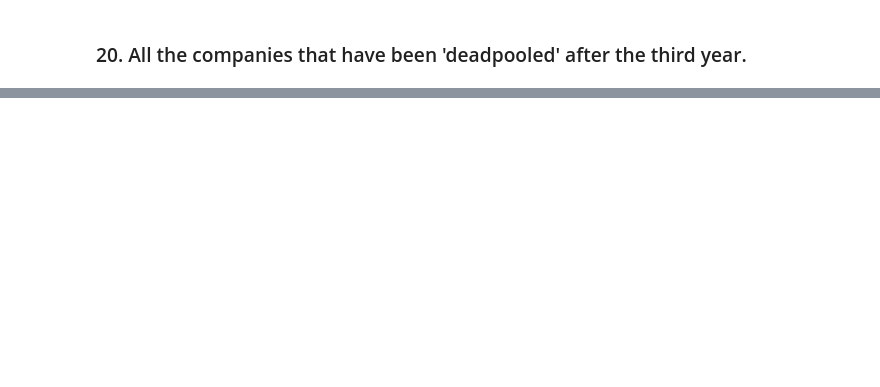
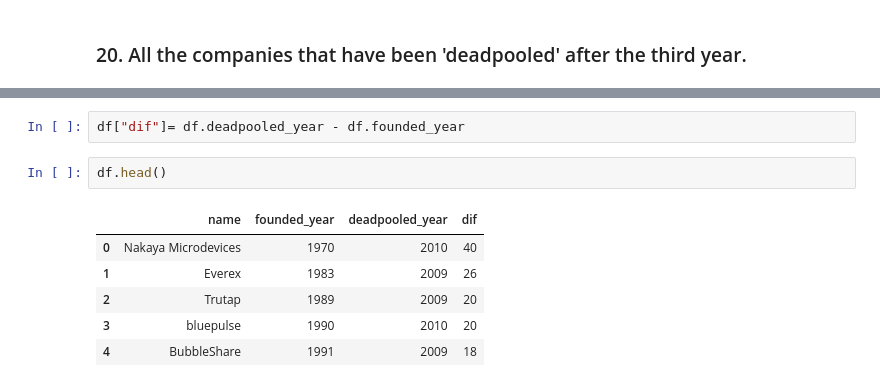
Before and after one commit to ironhack-datalabs/datamad0120, a Jupyter notebook: module-2/lab-advance-querying-mongo/your_code/main.ipynb, the cells around one changed output, grey strips where cells are left out. Cells and saved outputs as stored; diff of their text form; blank space fills up the shorter version.

```diff
--- a/module-2/lab-advance-querying-mongo/your_code/main.ipynb
+++ b/module-2/lab-advance-querying-mongo/your_code/main.ipynb
@@ -178,0 +535,11 @@ list(found_year.limit(20))
+# %%
+df["dif"]= df.deadpooled_year - df.founded_year
+# %%
+df.head()
+# %% [output]
+|  | name | founded_year | deadpooled_year | dif |
+| 0 | Nakaya Microdevices | 1970 | 2010 | 40 |
+| 1 | Everex | 1983 | 2009 | 26 |
+| 2 | Trutap | 1989 | 2009 | 20 |
+| 3 | bluepulse | 1990 | 2010 | 20 |
+| 4 | BubbleShare | 1991 | 2009 | 18 |
```
Also changed, not shown: parts of 40 cells of this notebook.
